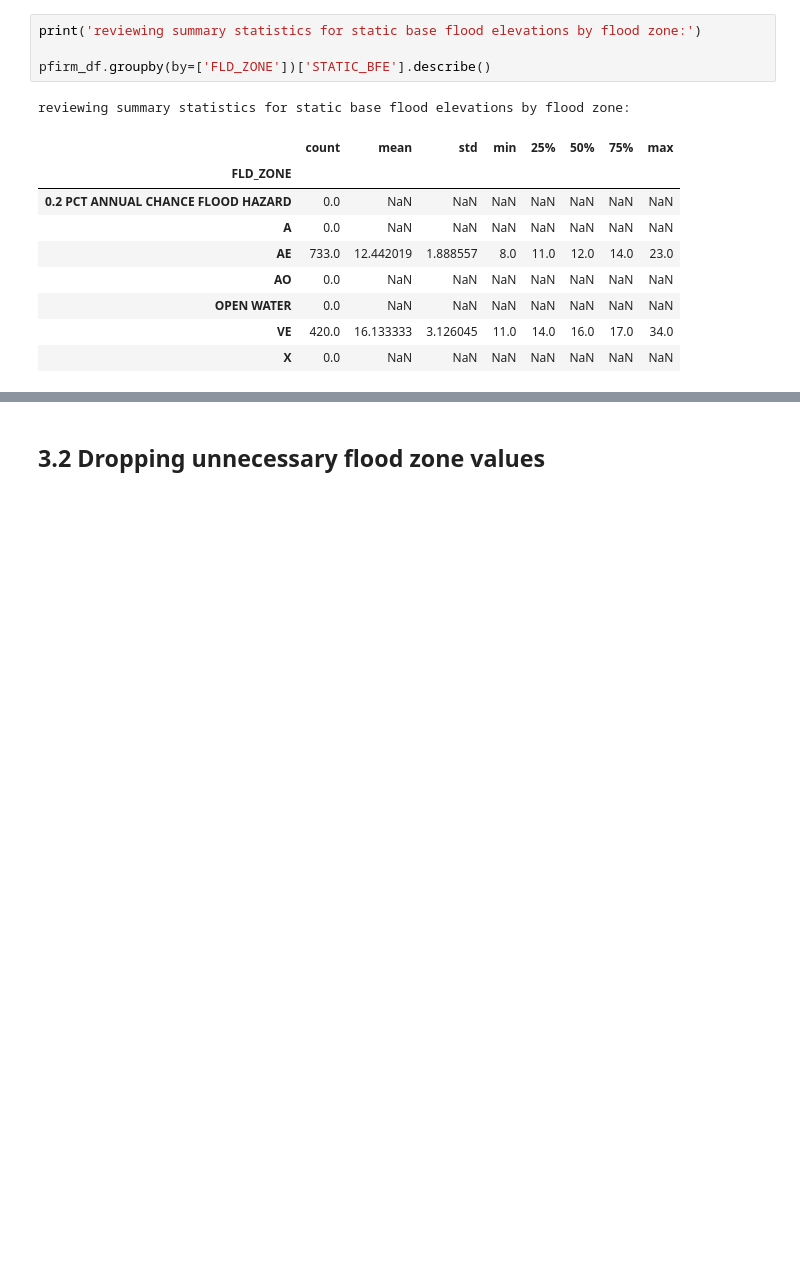
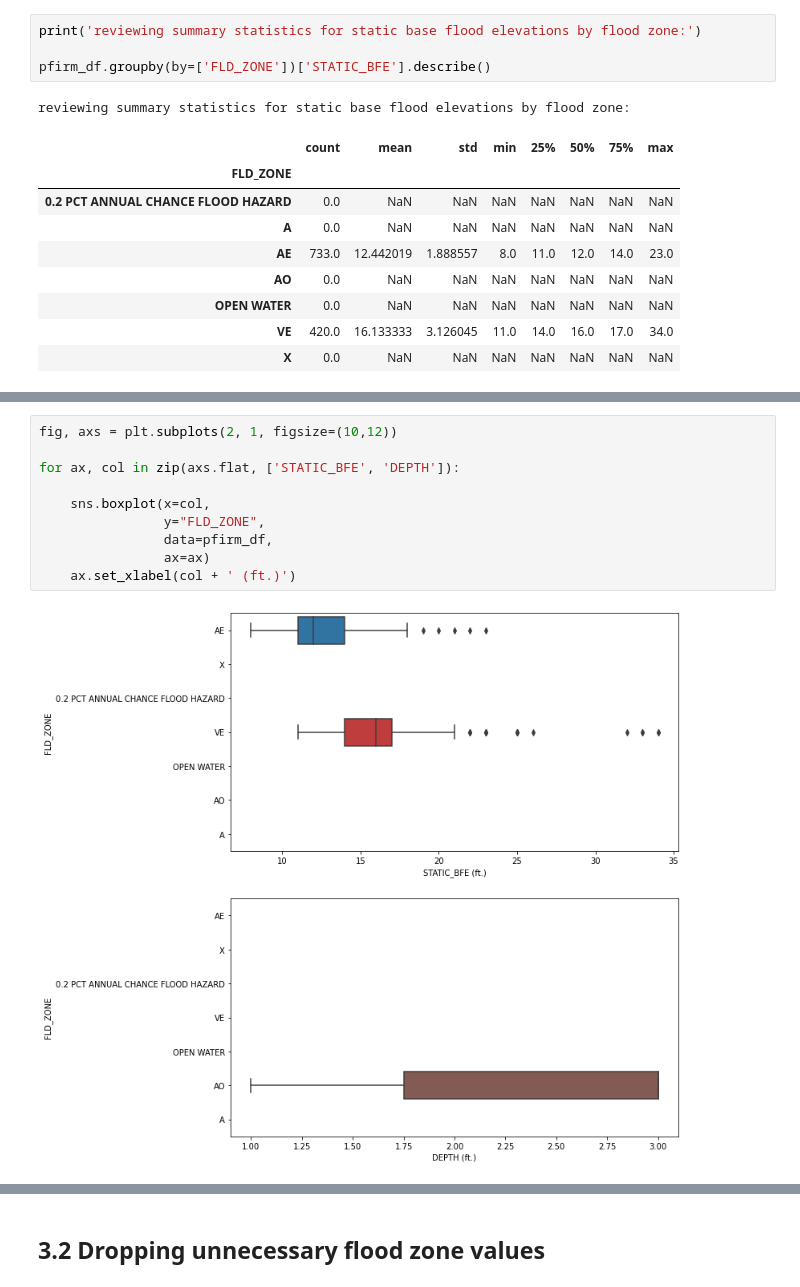
Before and after one commit to mebauer/nyc-floodzone-analysis, a Jupyter notebook: floodzone_pfirm_analysis.ipynb, the cells around one changed output, grey strips where cells are left out. Drawn from its saved outputs; the diff is of its cells as text; blank space fills up the shorter version.

```diff
--- a/floodzone_pfirm_analysis.ipynb
+++ b/floodzone_pfirm_analysis.ipynb
@@ -648,0 +690,12 @@ this is perhaps the true distribution of these columns:
+# %%
+fig, axs = plt.subplots(2, 1, figsize=(10,12))
+
+for ax, col in zip(axs.flat, ['STATIC_BFE', 'DEPTH']):
+
+    sns.boxplot(x=col,
+                y="FLD_ZONE",
+                data=pfirm_df,
+                ax=ax)
+    ax.set_xlabel(col + ' (ft.)')
+# %% [output]
+[figure, added]
```
Also changed, not shown: parts of 56 cells of this notebook.
